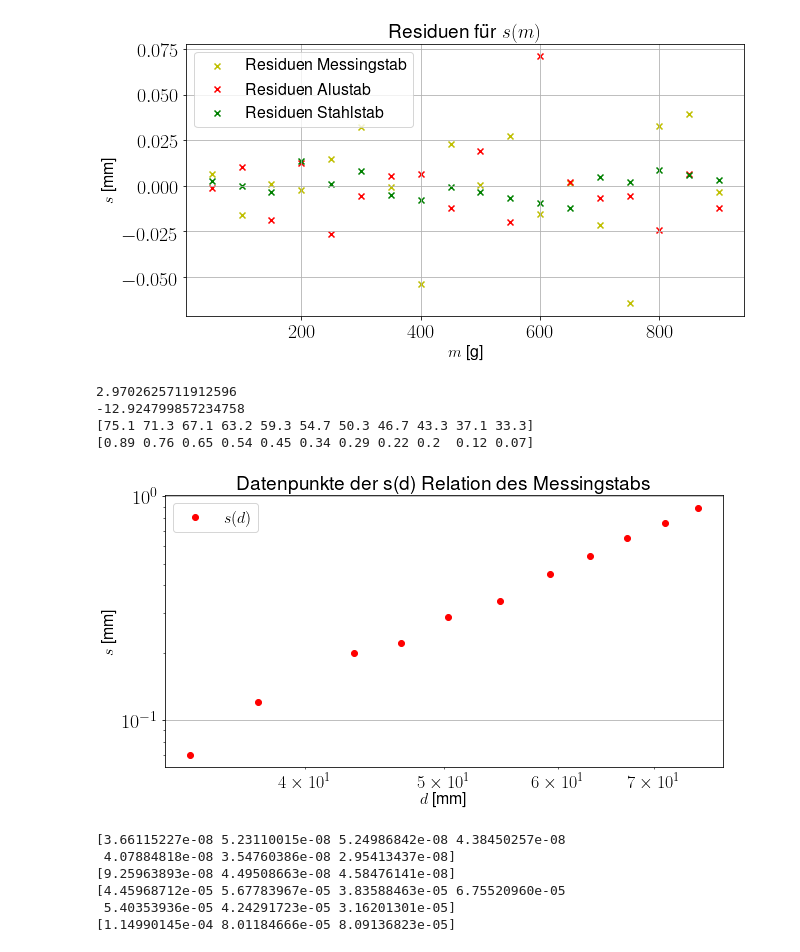
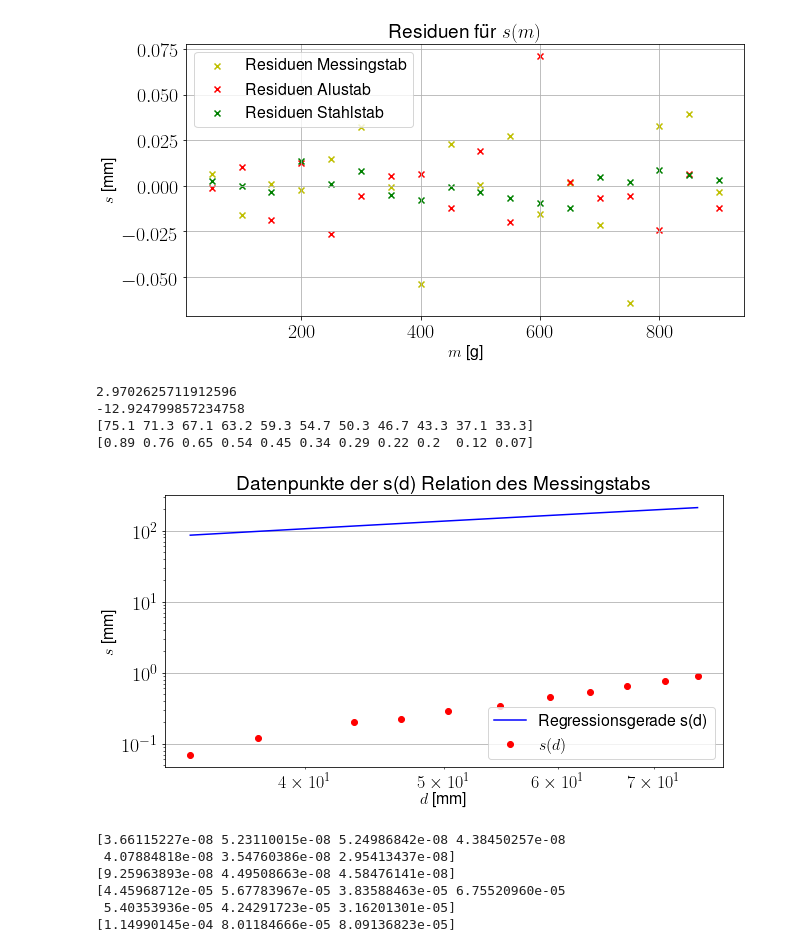
Before and after one commit to AP1ACC/V1, a Jupyter notebook: V6/V6.ipynb, the cells around one changed output. Saved outputs shown, nothing was run; the diff lists cells and outputs as text; code cells hidden in the pictures.

```diff
--- a/V6/V6.ipynb
+++ b/V6/V6.ipynb
@@ -299,35 +299,35 @@ fig.savefig("s(m)_residuen.png")
 # %%
 fig, ax = plt.subplots(figsize=(10,5))
 
 ax.tick_params(axis='both', which='major', labelsize=20)
 ax.tick_params(axis='both', which='minor', labelsize=18)
 
 ax.set_xscale('log')
 ax.set_yscale('log')
 
 ax.scatter(d, s, color='r', label=r'$s(d)$')
 
 a_d, b_d = bestA(np.log(d), np.log(s)), bestB(np.log(d), np.log(s))
 
 print(b_d)
 print(a_d)
 
-#ax.plot(d, d*b_d + a_d, color='b', label='Regressionsgerade s(d)')
+ax.plot(d, d*b_d + a_d, color='b', label='Regressionsgerade s(d)')
 
 ax.set(xlabel=r'$d$ [mm]', ylabel=r'$s$ [mm]', title='Datenpunkte der s(d) Relation des Messingstabs')
 ax.legend()
 ax.grid()
 
 print(d)
 print(s)
 
 fig.savefig("s(d).png")
 # %% [output]
 2.9702625711912596
 -12.924799857234758
 [75.1 71.3 67.1 63.2 59.3 54.7 50.3 46.7 43.3 37.1 33.3]
 [0.89 0.76 0.65 0.54 0.45 0.34 0.29 0.22 0.2  0.12 0.07]
-[figure, old version]
+[figure, new version]
 # %%
 fig, ax = plt.subplots(figsize=(10,5))
 
```
Also changed, not shown: 5 other files.
